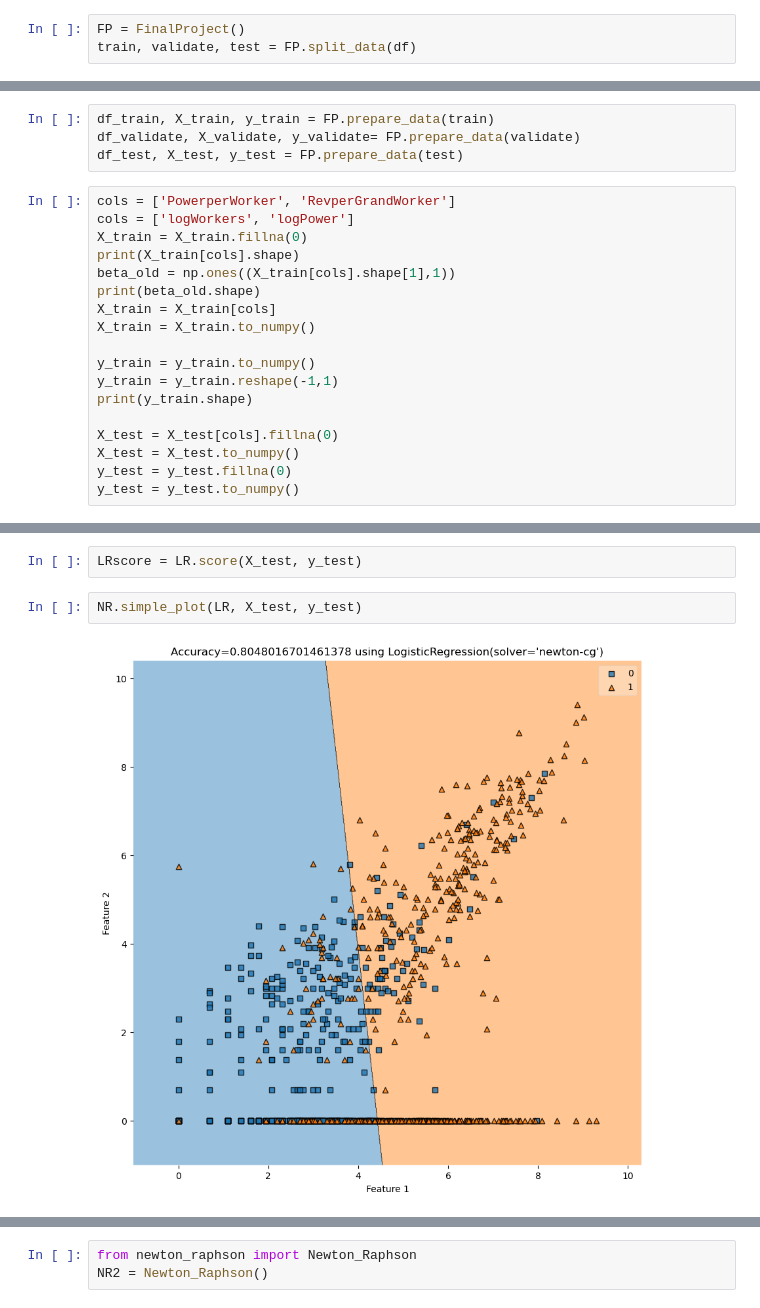
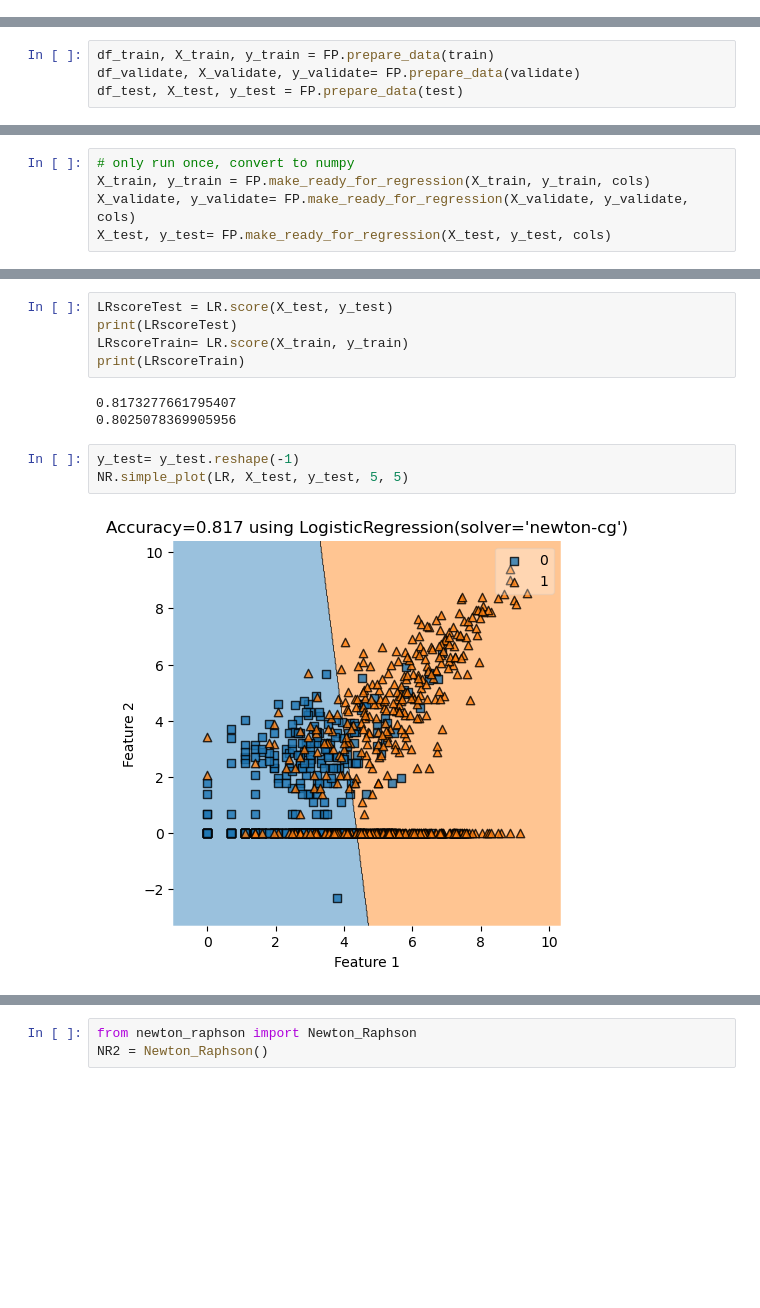
Before and after one commit to Xianzhiwang1/Leet-Code-Project, a Jupyter notebook: posts/final-blog-post/test.ipynb, the cells around one changed output, grey strips where cells are left out. Cells and saved outputs as stored; diff of their text form; blank space fills up the shorter version.

```diff
--- a/posts/final-blog-post/test.ipynb
+++ b/posts/final-blog-post/test.ipynb
@@ -35,9 +33,6 @@ df = FP.create_balanced_data(df)
 # %% [output]
 df incorporated have 2393 many rows
 after balancing, df not incorporated have 2393 many rows
-# %%
-FP = FinalProject()
-train, validate, test = FP.split_data(df)
 # %%
 cols=['TotalWorkers','TotalPower']
 # RegionCoded is not generated here
@@ -47,21 +42,3 @@ cols = cols[1:]
 df_train, X_train, y_train = FP.prepare_data(train)
 df_validate, X_validate, y_validate= FP.prepare_data(validate)
 df_test, X_test, y_test = FP.prepare_data(test)
-# %%
-cols = ['PowerperWorker', 'RevperGrandWorker']
-cols = ['logWorkers', 'logPower']
-X_train = X_train.fillna(0)
-print(X_train[cols].shape)
-beta_old = np.ones((X_train[cols].shape[1],1))
-print(beta_old.shape)
-X_train = X_train[cols]
-X_train = X_train.to_numpy()
-
-y_train = y_train.to_numpy()
-y_train = y_train.reshape(-1,1)
-print(y_train.shape)
-
-X_test = X_test[cols].fillna(0)
-X_test = X_test.to_numpy()
-y_test = y_test.fillna(0)
-y_test = y_test.to_numpy()
@@ -72,3 +48,8 @@ y_test = y_test.to_numpy()
+# %%
+# only run once, convert to numpy
+X_train, y_train = FP.make_ready_for_regression(X_train, y_train, cols)
+X_validate, y_validate= FP.make_ready_for_regression(X_validate, y_validate, cols)
+X_test, y_test= FP.make_ready_for_regression(X_test, y_test, cols)
 # %%
 from newton_raphson import Newton_Raphson
 NR = Newton_Raphson()
@@ -135,9 +108,16 @@ array([[1.01449468, 0.11250428]])
-# %%
-LRscore = LR.score(X_test, y_test)
+# %%
+LRscoreTest = LR.score(X_test, y_test)
+print(LRscoreTest)
+LRscoreTrain= LR.score(X_train, y_train)
+print(LRscoreTrain)
+# %% [output]
+0.8173277661795407
+0.8025078369905956
 # %%
-NR.simple_plot(LR, X_test, y_test)
+y_test= y_test.reshape(-1)
+NR.simple_plot(LR, X_test, y_test, 5, 5)
 # %% [output]
-[figure, old version]
+[figure, new version]
 # %%
 print(LR.coef_)
 a_0 = LR.coef_[0][0]
```
Also changed, not shown: parts of 23 cells of this notebook, 3 other files.
